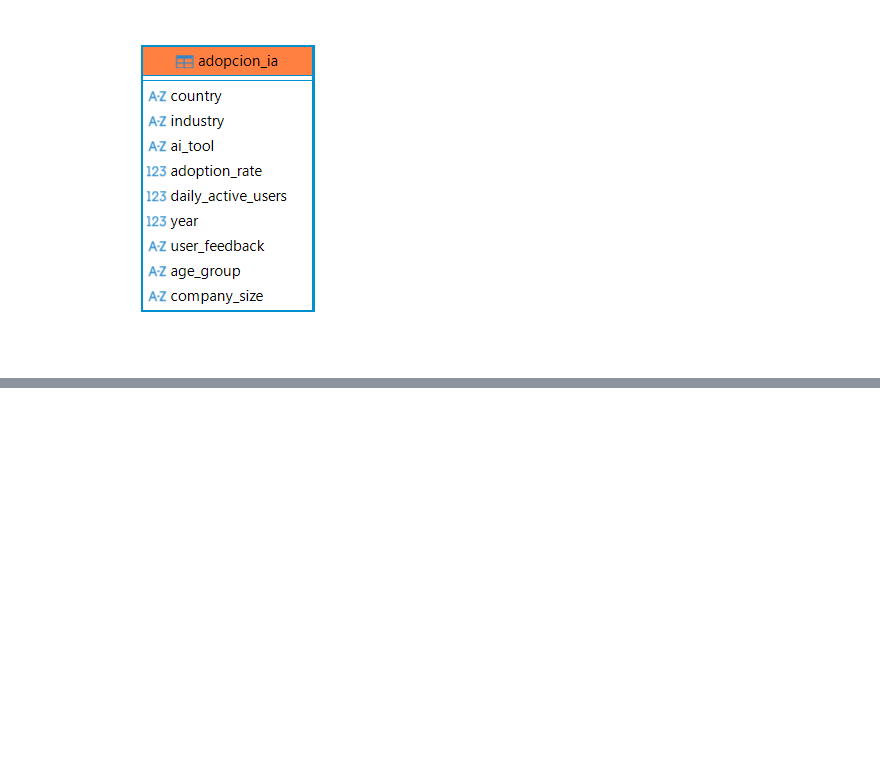
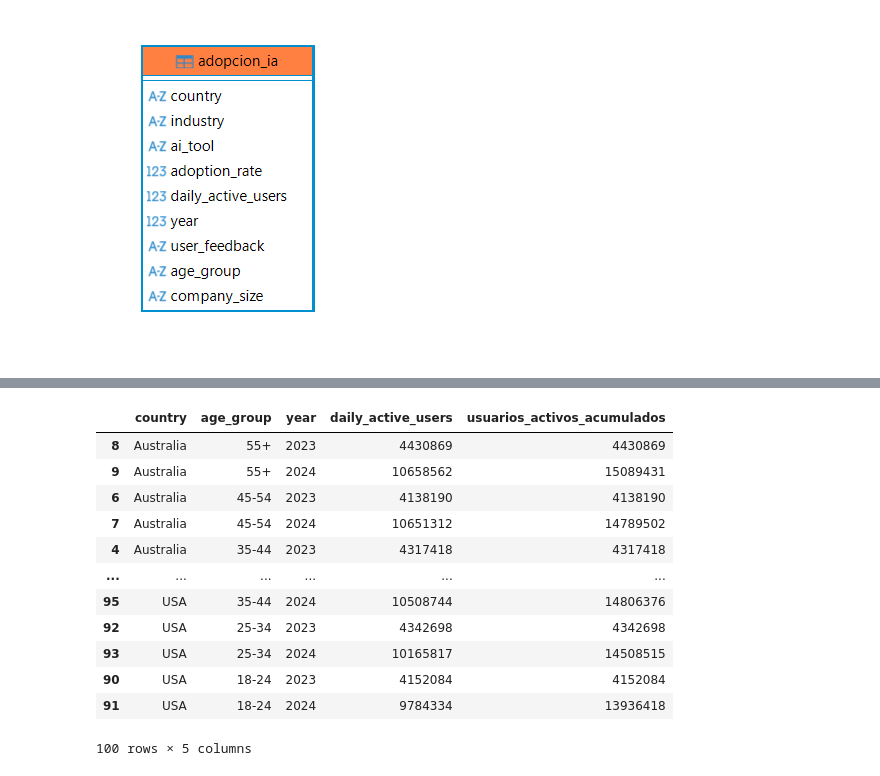
Before and after one commit to ichbinzeed/database-exercises, a Jupyter notebook: Avanzadas.ipynb, the cells around one changed output, grey strips where cells are left out. Cells and saved outputs as stored; diff of their text form; code cells hidden in the pictures; blank space fills up the shorter version.

```diff
--- a/Avanzadas.ipynb
+++ b/Avanzadas.ipynb
@@ -280,0 +502,33 @@ with get_connection() as connection:
+# %%
+aux = df[["country", "age_group", "year", "daily_active_users"]].copy()
+
+aux = aux.groupby(["country", "age_group", "year"], as_index=False)[
+    "daily_active_users"
+].sum()
+
+aux["usuarios_activos_acumulados"] = (
+    aux.sort_values(
+        "year"
+    )  # Nos aseguramos de que esté ordenado cronológicamente para el acumulado
+    .groupby(["country", "age_group"])["daily_active_users"]
+    .cumsum()
+)
+
+aux.sort_values(
+    ["country", "age_group", "year"], ascending=[True, False, True], inplace=True
+)
+aux
+# %% [output]
+|  | country | age_group | year | daily_active_users | usuarios_activos_acumulados |
+| 8 | Australia | 55+ | 2023 | 4430869 | 4430869 |
+| 9 | Australia | 55+ | 2024 | 10658562 | 15089431 |
+| 6 | Australia | 45-54 | 2023 | 4138190 | 4138190 |
+| 7 | Australia | 45-54 | 2024 | 10651312 | 14789502 |
+| 4 | Australia | 35-44 | 2023 | 4317418 | 4317418 |
+| ... | ... | ... | ... | ... | ... |
+| 95 | USA | 35-44 | 2024 | 10508744 | 14806376 |
+| 92 | USA | 25-34 | 2023 | 4342698 | 4342698 |
+| 93 | USA | 25-34 | 2024 | 10165817 | 14508515 |
+| 90 | USA | 18-24 | 2023 | 4152084 | 4152084 |
+| 91 | USA | 18-24 | 2024 | 9784334 | 13936418 |
+100 rows × 5 columns
```
Also changed, not shown: parts of 16 cells of this notebook, 2 other files.
